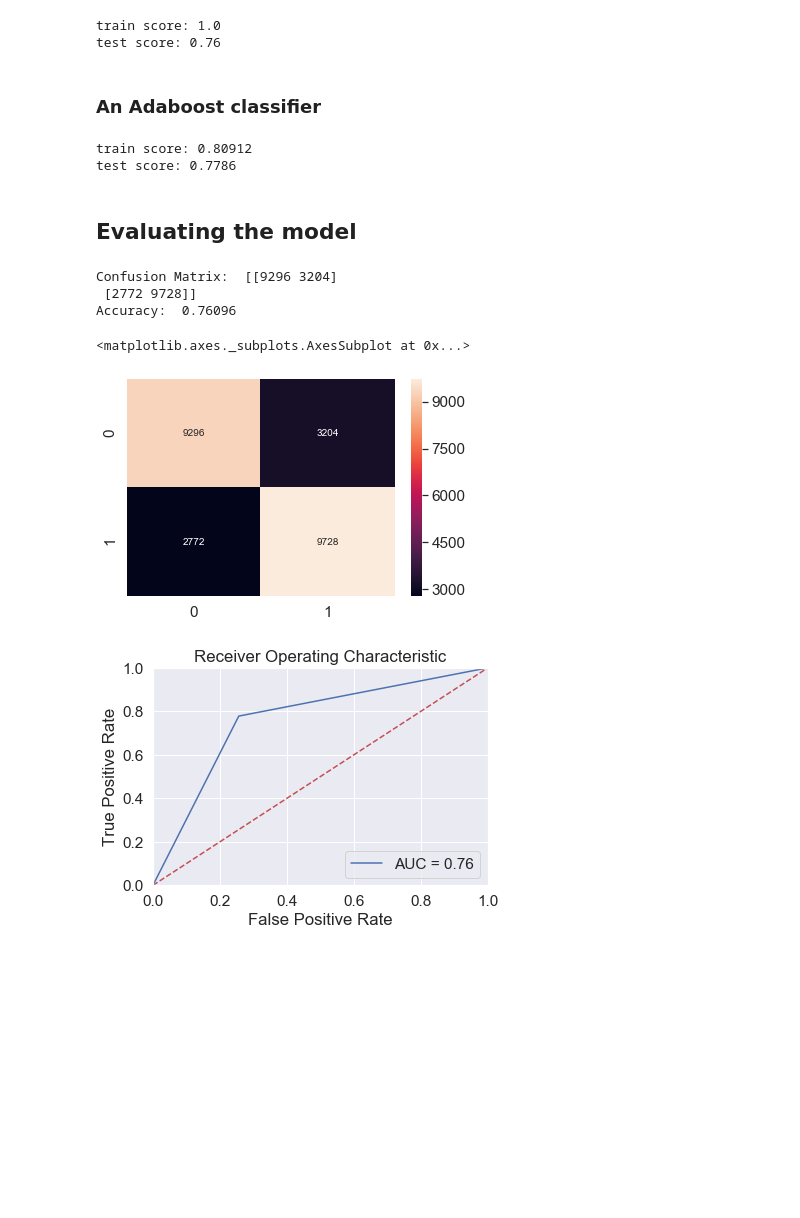
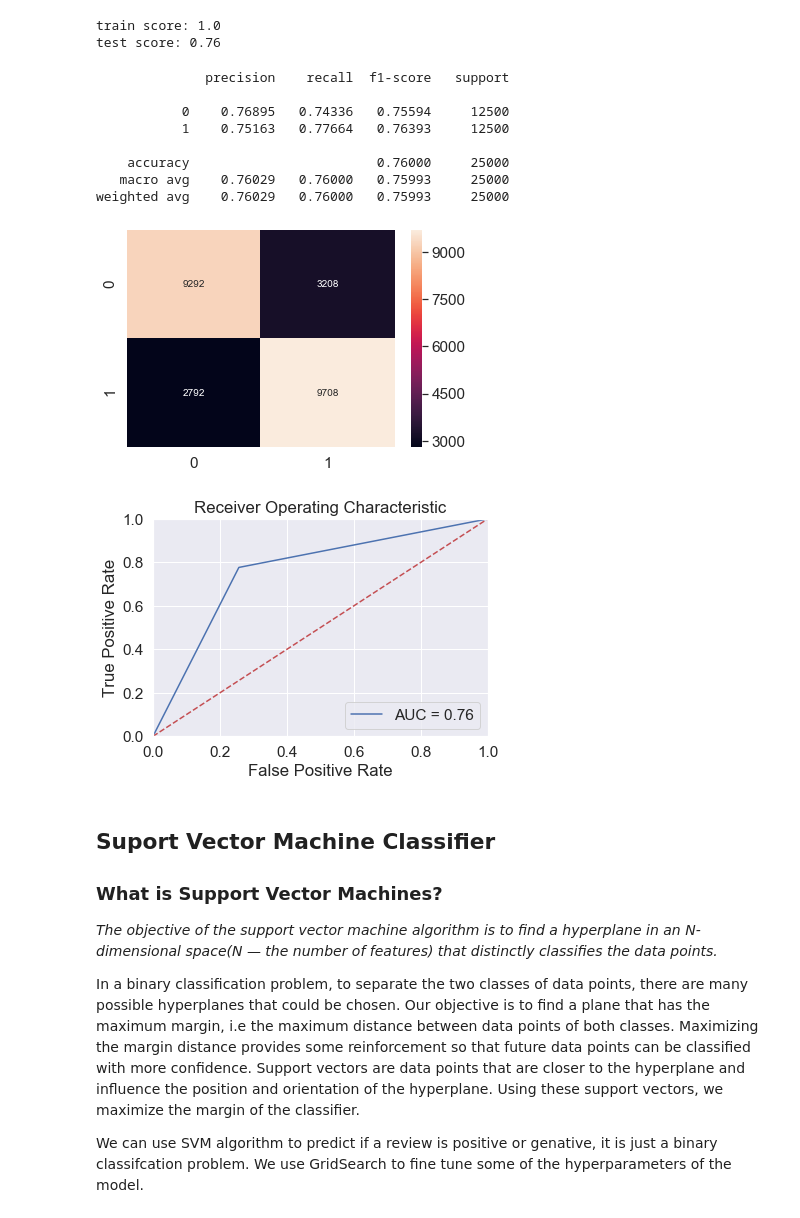
Before and after one commit to edumunozsala/Intro-NLP-Text-Classification, a Jupyter notebook: Intro_NLP_WordEmbeddings_Classification.ipynb, the cells around one changed output. Drawn from its saved outputs; the diff is of its cells as text; code cells hidden in the pictures; blank space fills up the shorter version.

```diff
--- a/Intro_NLP_WordEmbeddings_Classification.ipynb
+++ b/Intro_NLP_WordEmbeddings_Classification.ipynb
@@ -358,62 +485,30 @@ print("test score:", clf.score(Xtest, Ytest))
 # %% [output]
 train score: 1.0
 test score: 0.76
-# %% [markdown]
-### An Adaboost classifier
-# %%
-from sklearn.ensemble import AdaBoostClassifier
-
-clf = AdaBoostClassifier(n_estimators=300, random_state=0)
-clf.fit(Xtrain, Ytrain)
-
-print("train score:", clf.score(Xtrain, Ytrain))
-print("test score:", clf.score(Xtest, Ytest))
-# %% [output]
-train score: 0.80912
-test score: 0.7786
-# %% [markdown]
-## Evaluating the model
 # %%
 # Predicting the Test set results
 y_pred = clf.predict(Xtest)
 
-# Building the Confusion Matrix
-from sklearn.metrics import confusion_matrix,accuracy_score,roc_curve,auc
-cm = confusion_matrix(Ytest, y_pred)
-print('Confusion Matrix: ',cm)
-# Calculate the accuracy
-acc = accuracy_score(Ytest, y_pred)
-print('Accuracy: ',acc)
-
-fpr, tpr, thresholds = roc_curve(Ytest, y_pred, pos_label=1)
-roc_auc= auc(fpr,tpr)
+print(metrics.classification_report(Ytest, y_pred,  digits=5))
+plot_confussion_matrix(Ytest, y_pred)
+plot_roc_curve(Ytest, y_pred)
 # %% [output]
-Confusion Matrix:  [[9296 3204]
- [2772 9728]]
-Accuracy:  0.76096
+              precision    recall  f1-score   support
+
+           0    0.76895   0.74336   0.75594     12500
+           1    0.75163   0.77664   0.76393     12500
+
+    accuracy                        0.76000     25000
+   macro avg    0.76029   0.76000   0.75993     25000
+weighted avg    0.76029   0.76000   0.75993     25000
+[figure, added]
+[figure, added]
-# %%
-import seaborn as sn
-# Create a dataframe with the confussion matrix values
-df_cm = pd.DataFrame(cm, range(cm.shape[0]),
-                  range(cm.shape[1]))
-# Plot the confussion matrix
-#plt.figure(figsize = (10,7))
-sn.set(font_scale=1.4) #for label size
-sn.heatmap(df_cm, annot=True,fmt='.0f',annot_kws={"size": 10})# font size
-# %% [output]
-<matplotlib.axes._subplots.AxesSubplot at 0x...>
-[figure, removed]
-# %%
-# ROC Curve
-# plot no skill
-plt.title('Receiver Operating Characteristic')
-plt.plot(fpr, tpr, 'b', label = 'AUC = %0.2f' % roc_auc)
-plt.legend(loc = 'lower right')
-plt.plot([0, 1], [0, 1],'r--')
-plt.xlim([0, 1])
-plt.ylim([0, 1])
-plt.ylabel('True Positive Rate')
-plt.xlabel('False Positive Rate')
-plt.show()
-# %% [output]
-[figure, removed]
+# %% [markdown]
+## Suport Vector Machine Classifier
+### What is Support Vector Machines?
+
+*The objective of the support vector machine algorithm is to find a hyperplane in an N-dimensional space(N — the number of features) that distinctly classifies the data points.*
+
+In a binary classification problem, to separate the two classes of data points, there are many possible hyperplanes that could be chosen. Our objective is to find a plane that has the maximum margin, i.e the maximum distance between data points of both classes. Maximizing the margin distance provides some reinforcement so that future data points can be classified with more confidence. Support vectors are data points that are closer to the hyperplane and influence the position and orientation of the hyperplane. Using these support vectors, we maximize the margin of the classifier.
+
+We can use SVM algorithm to predict if a review is positive or genative, it is just a binary classifcation problem. We use GridSearch to fine tune some of the hyperparameters of the model.
```
Also changed, not shown: parts of 27 cells of this notebook.
